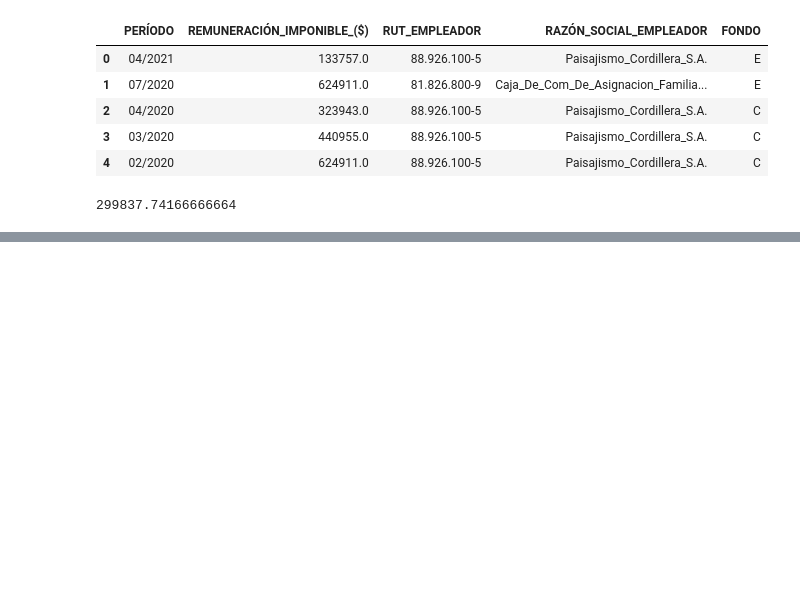
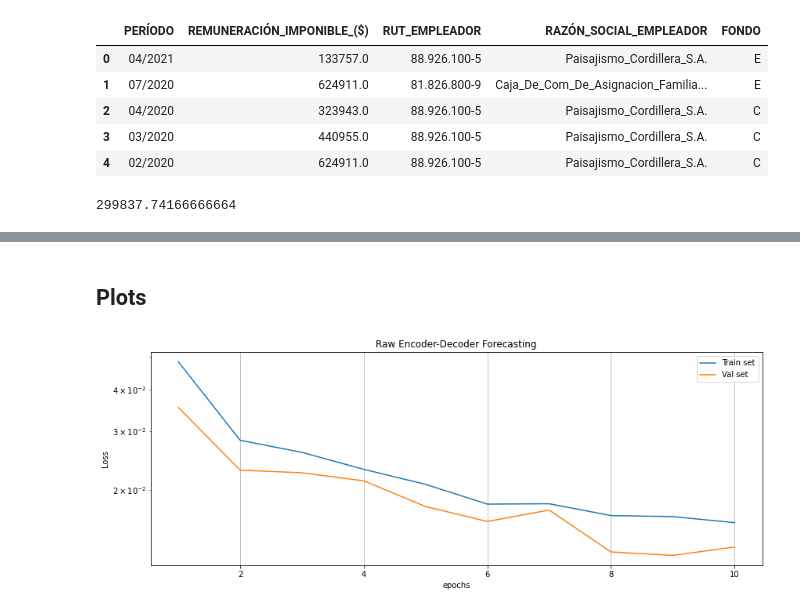
Before and after one commit to nachoacev/Internship-III-Flair, a Jupyter notebook: Encoder_Decoder_forecasting_of_CO2.ipynb, the cells around one changed output, grey strips where cells are left out. Saved outputs shown, nothing was run; the diff lists cells and outputs as text; code cells hidden in the pictures; blank space fills up the shorter version.

```diff
--- a/Encoder_Decoder_forecasting_of_CO2.ipynb
+++ b/Encoder_Decoder_forecasting_of_CO2.ipynb
@@ -309,12 +285,19 @@ class DecoderRNN(nn.Module):
     self.rnn = nn.RNN(input_size, hidden_size, num_layers=num_layers, dropout=dropout, batch_first=batch_first)
     self.out = nn.Linear(hidden_size, output_size)
 
-  def forward(self, input, hidden):
+  def forward(self, input, hidden=None):
     # input: deltaT
     # output = F.relu(input)
 
-    # output: B* x L* x H; hidden: 1 x B x H
-    output, hidden = self.rnn(input, hidden)
+    if hidden is None: # delete None and if using torch.zeros
+      # output: B* x L* x H; hidden: 1 x B x H
+      output, hidden = self.rnn(input)
+
+    else:
+      # output: B* x L* x H; hidden: 1 x B x H
+      output, hidden = self.rnn(input, hidden)
+
+    # output: B* x L* x output_size
     output = self.out(output)
     return output, hidden
 # %% [markdown]
@@ -929,0 +785,8 @@ imposiciones['REMUNERACIÓN_IMPONIBLE_($)'].sum() / 120
+# %%
+dataset = TSeriesDataset(data_enc=input_enc_test, data_dec=input_dec_test, target=labels_test)
+
+# Model
+EncDecF = Model1(9, 128, 1, 128, 1, num_layers=[2, 2], dropout=[0.25, 0.25], batch_first=True)
+
+# Optimizer
+optimizer = torch.optim.Adam(EncDecF.parameters(), lr=0.001, betas=(0.9, 0.999), eps=1e-08, weight_decay=2e-04, amsgrad=False)
@@ -929,0 +795,6 @@ imposiciones['REMUNERACIÓN_IMPONIBLE_($)'].sum() / 120
+# %%
+epochs = 10
+train_loss1, val_loss1, loss_batch1, num_upgrade1 = train(EncDecF, dataset, optimizer, epochs=epochs, batch_size=200,
+                                                      device='cuda', val_split=0.8, reports_every=1,
+                                                      model_name='Raw Encoder-Decoder Forecasting', report_batch=True,
+                                                      pin_memory=True)
@@ -929,0 +819,15 @@ imposiciones['REMUNERACIÓN_IMPONIBLE_($)'].sum() / 120
+# %% [markdown]
+## Plots
+# %%
+fig, ax = plt.subplots(figsize=(14, 5))
+epochs_list = np.arange(1, epochs+1)
+ax.set_yscale('log')
+ax.plot(epochs_list, train_loss1, label='Train set')
+ax.plot(epochs_list, val_loss1, label='Val set')
+ax.set_xlabel('epochs')
+ax.set_ylabel('Loss')
+ax.set_title('Raw Encoder-Decoder Forecasting')
+ax.legend()
+ax.grid();
+# %% [output]
+[figure, added]
```
Also changed, not shown: parts of 59 cells of this notebook.
